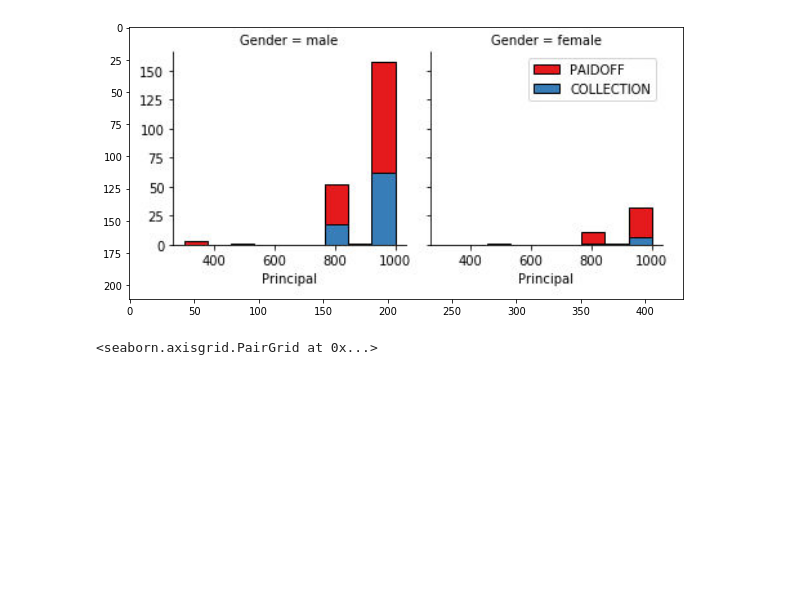
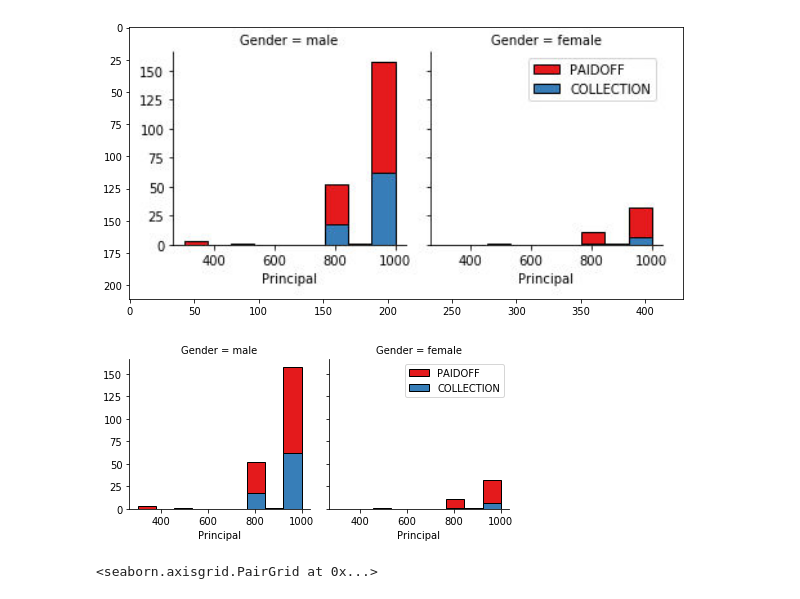
Before and after one commit to dieptran43/LeVanDiep_Pre_processing, a Jupyter notebook: FullName_Project_Loan.ipynb, the cells around one changed output. Drawn from its saved outputs; the diff is of its cells as text; code cells hidden in the pictures; blank space fills up the shorter version.

```diff
--- a/FullName_Project_Loan.ipynb
+++ b/FullName_Project_Loan.ipynb
@@ -471,6 +471,15 @@ plt.imshow(img1, interpolation='bilinear')
 plt.show()
 # %% [output]
 [figure]
+# %%
+# code here
+bins = np.linspace(df_train.Principal.min(), df_train.Principal.max(), 10)
+chart = sns.FacetGrid(df_train, col='Gender', hue='loan_status', palette='Set1', col_wrap=2)
+chart.map(plt.hist, 'Principal', bins = bins, ec='k')
+chart.axes[-1].legend()
+plt.show()
+# %% [output]
+[figure, added]
 # %%
 #continuous and continuous
 
```
Also changed, not shown: parts of 7 cells of this notebook, 1 other file.
